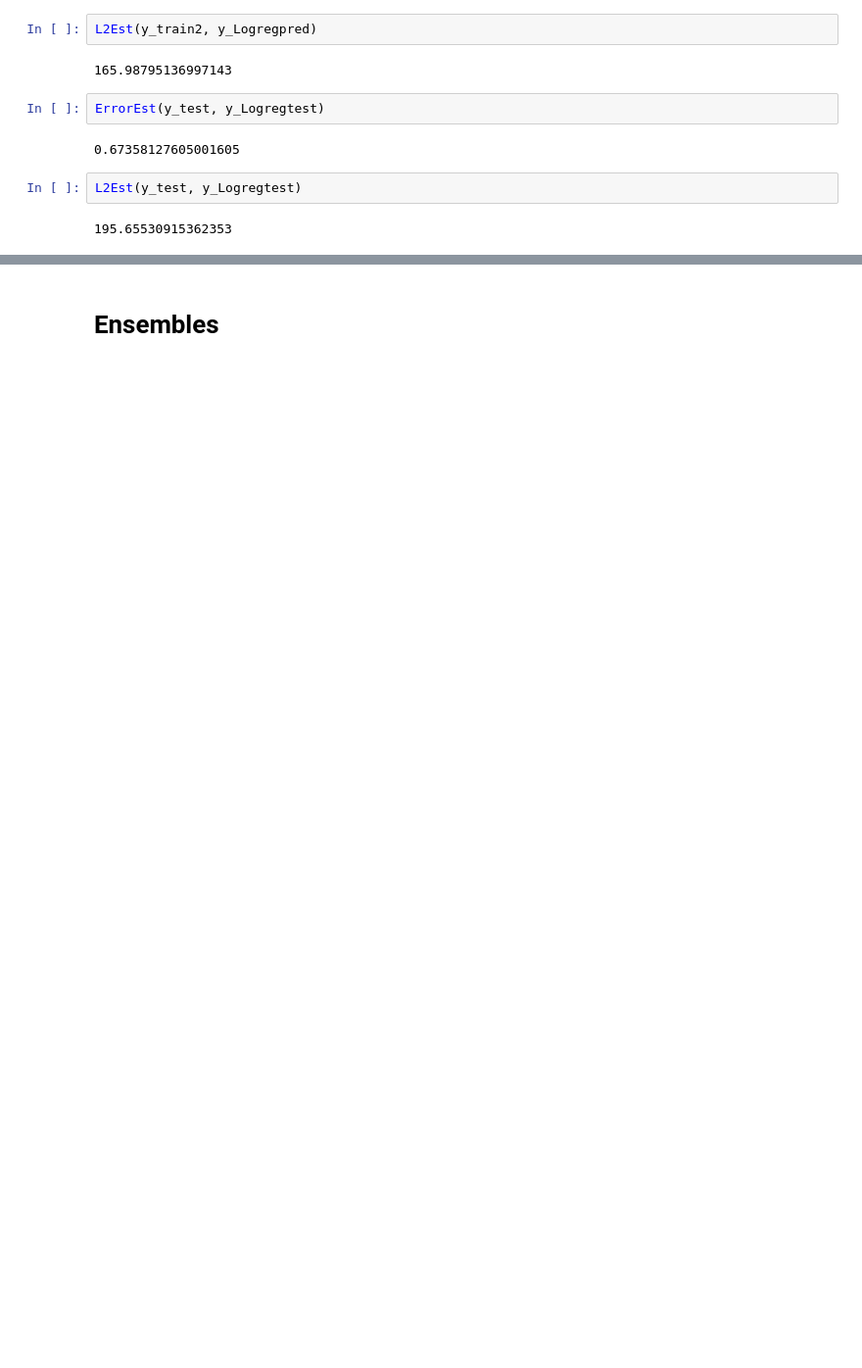
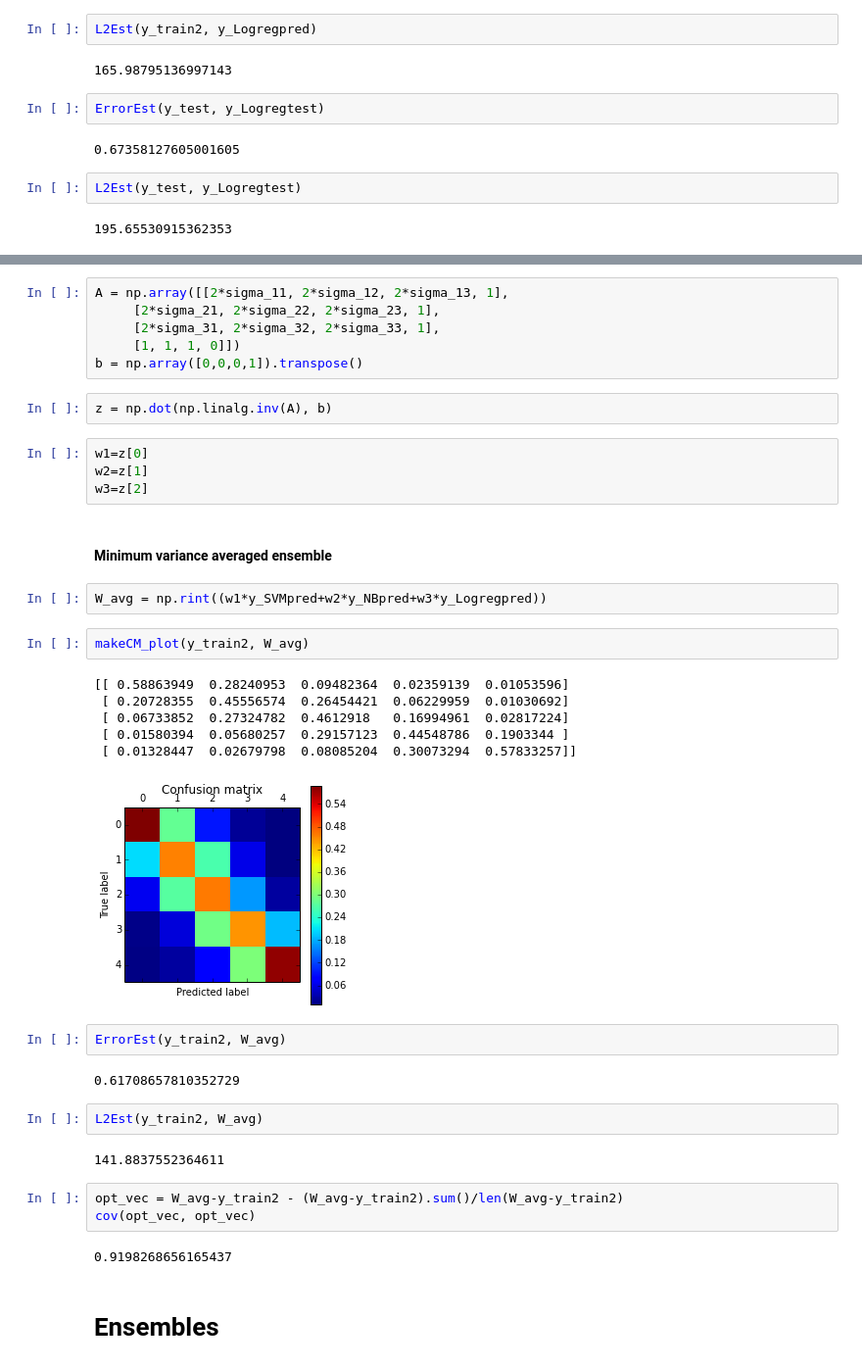
Before and after one commit to gitpaulsmith/Reviews, a Jupyter notebook: 5CatEnsembles.ipynb, the cells around one changed output, grey strips where cells are left out. Shown at 98% size. Cells and saved outputs as stored; diff of their text form; blank space fills up the shorter version.

Commit message:
Added minimum-variance ensemble

```diff
--- a/5CatEnsembles.ipynb
+++ b/5CatEnsembles.ipynb
@@ -219,2 +261,40 @@ L2Est(y_test, y_Logregtest)
+# %%
+A = np.array([[2*sigma_11, 2*sigma_12, 2*sigma_13, 1],
+     [2*sigma_21, 2*sigma_22, 2*sigma_23, 1],
+     [2*sigma_31, 2*sigma_32, 2*sigma_33, 1],
+     [1, 1, 1, 0]])
+b = np.array([0,0,0,1]).transpose()
+# %%
+z = np.dot(np.linalg.inv(A), b)
+# %%
+w1=z[0]
+w2=z[1]
+w3=z[2]
+# %% [markdown]
+#### Minimum variance averaged ensemble
+# %%
+W_avg = np.rint((w1*y_SVMpred+w2*y_NBpred+w3*y_Logregpred))
+# %%
+makeCM_plot(y_train2, W_avg)
+# %% [output]
+[[ 0.58863949  0.28240953  0.09482364  0.02359139  0.01053596]
+ [ 0.20728355  0.45556574  0.26454421  0.06229959  0.01030692]
+ [ 0.06733852  0.27324782  0.4612918   0.16994961  0.02817224]
+ [ 0.01580394  0.05680257  0.29157123  0.44548786  0.1903344 ]
+ [ 0.01328447  0.02679798  0.08085204  0.30073294  0.57833257]]
+[figure, added]
+# %%
+ErrorEst(y_train2, W_avg)
+# %% [output]
+0.61708657810352729
+# %%
+L2Est(y_train2, W_avg)
+# %% [output]
+141.8837552364611
+# %%
+opt_vec = W_avg-y_train2 - (W_avg-y_train2).sum()/len(W_avg-y_train2)
+cov(opt_vec, opt_vec)
+# %% [output]
+0.9198268656165437
 # %% [markdown]
 # Ensembles
```
Also changed, not shown: parts of 39 cells of this notebook.
